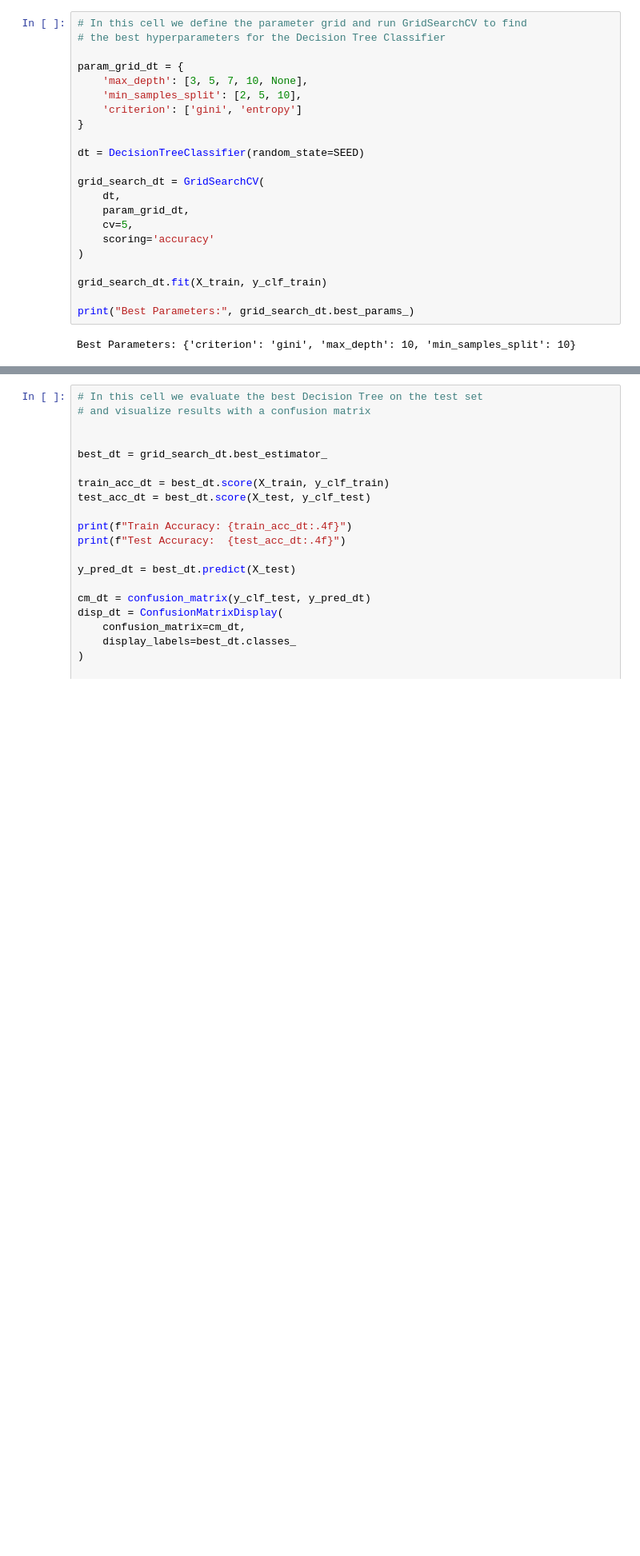
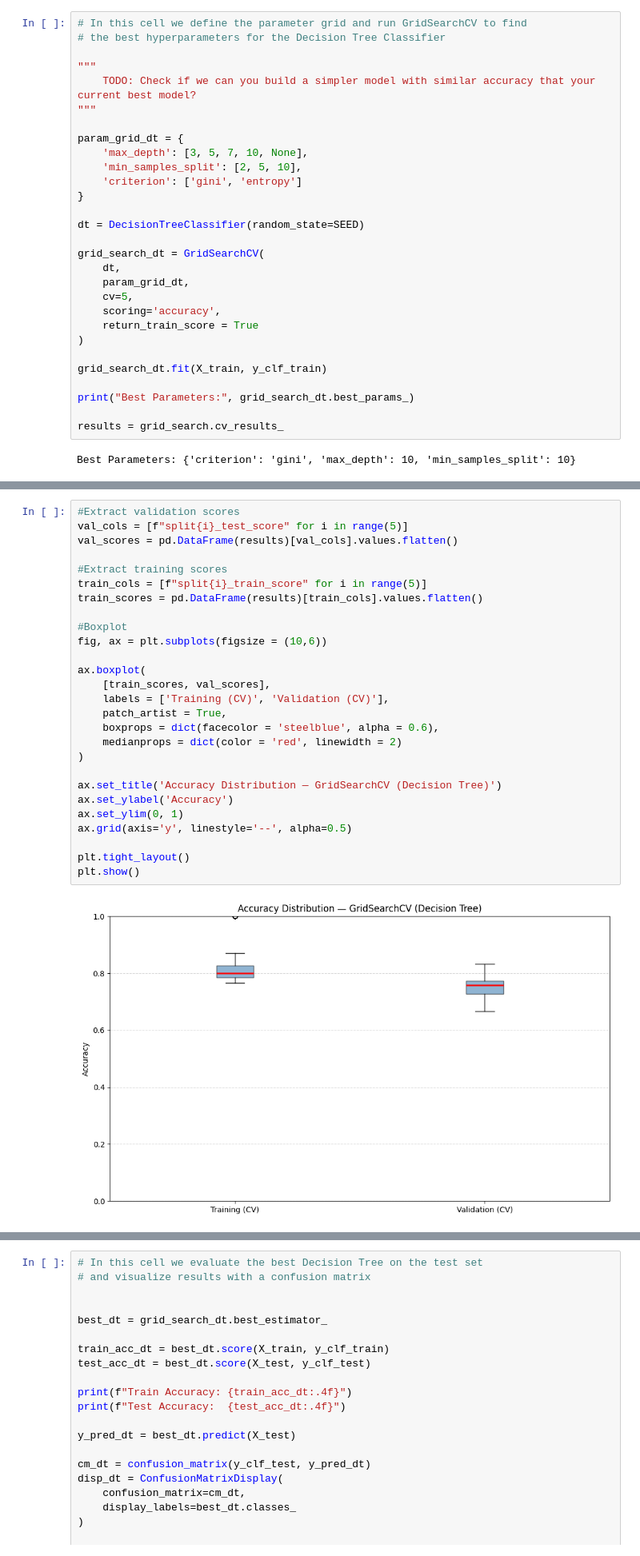
Before and after one commit to Carlos-PC05/FinalProjectCS-362, a Jupyter notebook: FinalReport_SP26_RV_PC_MASTERFILE.ipynb, the cells around one changed output, grey strips where cells are left out. Shown at 80% size. Drawn from its saved outputs; the diff is of its cells as text; blank space fills up the shorter version.

```diff
--- a/FinalReport_SP26_RV_PC_MASTERFILE.ipynb
+++ b/FinalReport_SP26_RV_PC_MASTERFILE.ipynb
@@ -1391,6 +1394,10 @@ The KNN model gave us a baseline classification accuracy of around 76%. Now we t
 # %%
 # In this cell we define the parameter grid and run GridSearchCV to find
 # the best hyperparameters for the Decision Tree Classifier
+
+"""
+    TODO: Check if we can you build a simpler model with similar accuracy that your current best model?
+"""
 
 param_grid_dt = {
     'max_depth': [3, 5, 7, 10, None],
@@ -1404,11 +1411,14 @@ grid_search_dt = GridSearchCV(
     dt,
     param_grid_dt,
     cv=5,
-    scoring='accuracy'
+    scoring='accuracy',
+    return_train_score = True
 )
 
 grid_search_dt.fit(X_train, y_clf_train)
 
 print("Best Parameters:", grid_search_dt.best_params_)
+
+results = grid_search.cv_results_
 # %% [output]
 Best Parameters: {'criterion': 'gini', 'max_depth': 10, 'min_samples_split': 10}
@@ -1414,0 +1440,29 @@ Best Parameters: {'criterion': 'gini', 'max_depth': 10, 'min_samples_split': 10}
+# %%
+#Extract validation scores
+val_cols = [f"split{i}_test_score" for i in range(5)]
+val_scores = pd.DataFrame(results)[val_cols].values.flatten()
+
+#Extract training scores
+train_cols = [f"split{i}_train_score" for i in range(5)]
+train_scores = pd.DataFrame(results)[train_cols].values.flatten()
+
+#Boxplot
+fig, ax = plt.subplots(figsize = (10,6))
+
+ax.boxplot(
+    [train_scores, val_scores],
+    labels = ['Training (CV)', 'Validation (CV)'],
+    patch_artist = True,
+    boxprops = dict(facecolor = 'steelblue', alpha = 0.6),
+    medianprops = dict(color = 'red', linewidth = 2)
+)
+
+ax.set_title('Accuracy Distribution — GridSearchCV (Decision Tree)')
+ax.set_ylabel('Accuracy')
+ax.set_ylim(0, 1)
+ax.grid(axis='y', linestyle='--', alpha=0.5)
+
+plt.tight_layout()
+plt.show()
+# %% [output]
+[figure, added]
```
Also changed, not shown: parts of 7 cells of this notebook.
